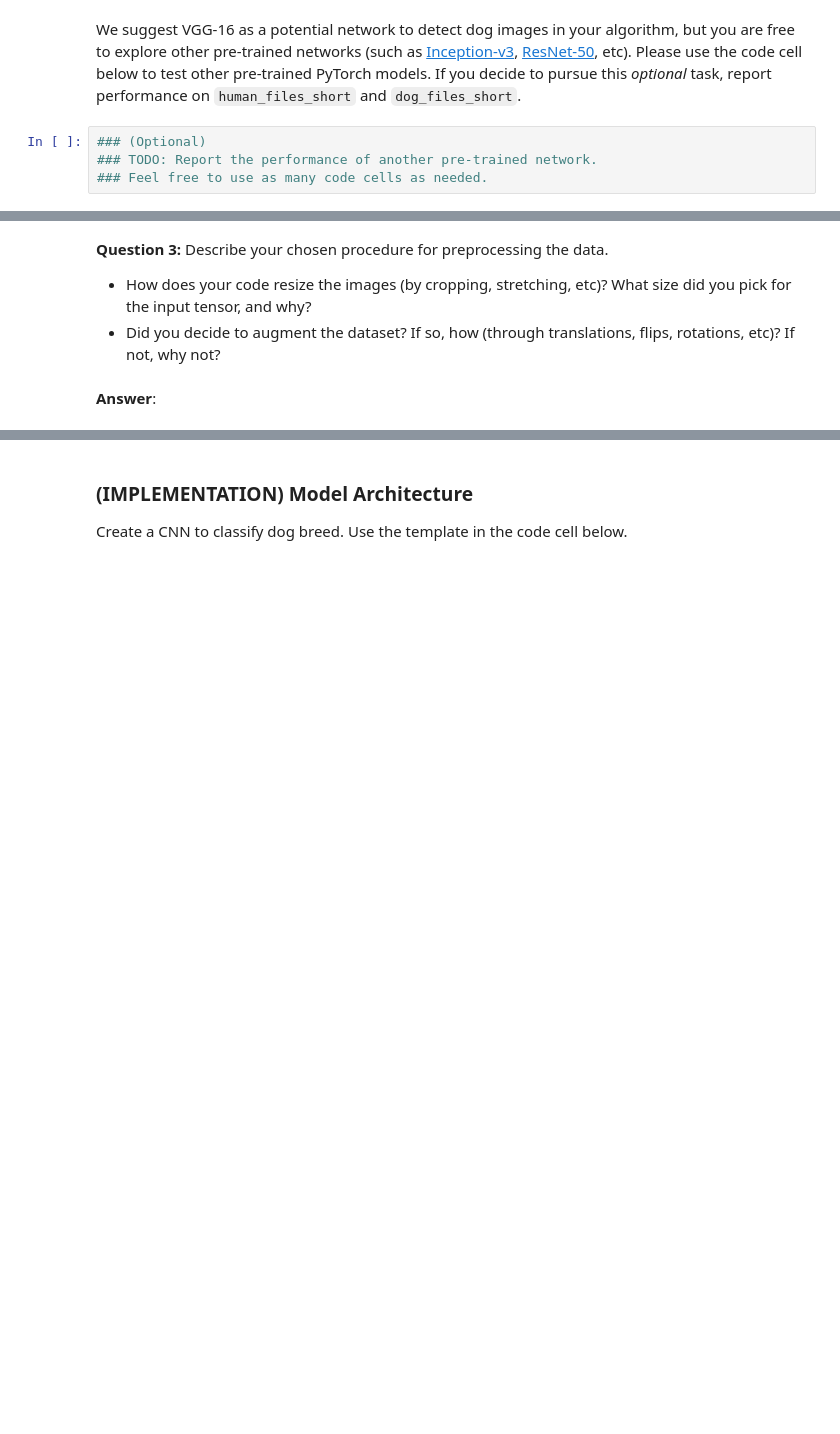
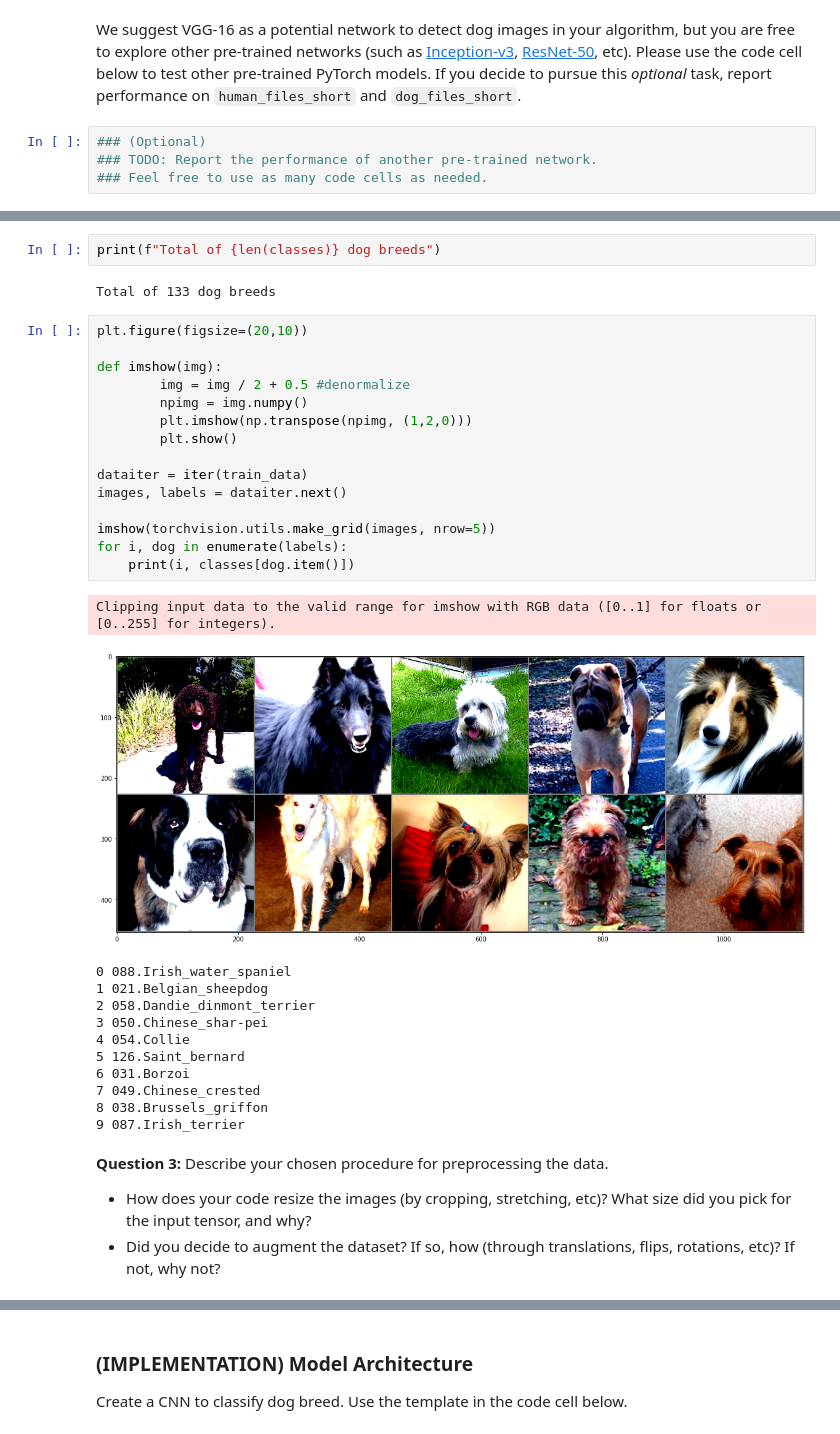
Before and after one commit to shramkoartem/dog_breed_recognizer, a Jupyter notebook: dog_app.ipynb, the cells around one changed output, grey strips where cells are left out. Drawn from its saved outputs; the diff is of its cells as text; blank space fills up the shorter version.

```diff
--- a/dog_app.ipynb
+++ b/dog_app.ipynb
@@ -310,6 +1575,36 @@ from torchvision import datasets
+# %%
+print(f"Total of {len(classes)} dog breeds")
+# %% [output]
+Total of 133 dog breeds
+# %%
+plt.figure(figsize=(20,10))
+
+def imshow(img):
+        img = img / 2 + 0.5 #denormalize
+        npimg = img.numpy()
+        plt.imshow(np.transpose(npimg, (1,2,0)))
+        plt.show()
+
+dataiter = iter(train_data)
+images, labels = dataiter.next()
+
+imshow(torchvision.utils.make_grid(images, nrow=5))
+for i, dog in enumerate(labels):
+    print(i, classes[dog.item()])
+# %% [output]
+Clipping input data to the valid range for imshow with RGB data ([0..1] for floats or [0..255] for integers).
+[figure, added]
+0 088.Irish_water_spaniel
+1 021.Belgian_sheepdog
+2 058.Dandie_dinmont_terrier
+3 050.Chinese_shar-pei
+4 054.Collie
+5 126.Saint_bernard
+6 031.Borzoi
+7 049.Chinese_crested
+8 038.Brussels_griffon
+9 087.Irish_terrier
 # %% [markdown]
 **Question 3:** Describe your chosen procedure for preprocessing the data.
 - How does your code resize the images (by cropping, stretching, etc)?  What size did you pick for the input tensor, and why?
 - Did you decide to augment the dataset?  If so, how (through translations, flips, rotations, etc)?  If not, why not?
-# %% [markdown]
-**Answer**:
```
Also changed, not shown: parts of 33 cells of this notebook, 1 other file.
